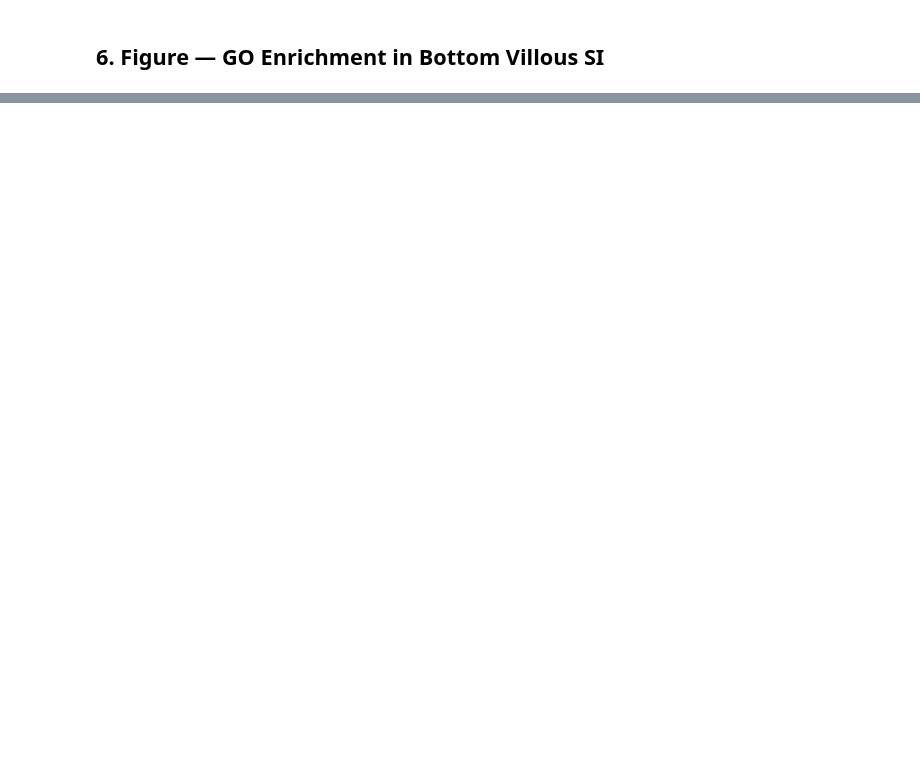
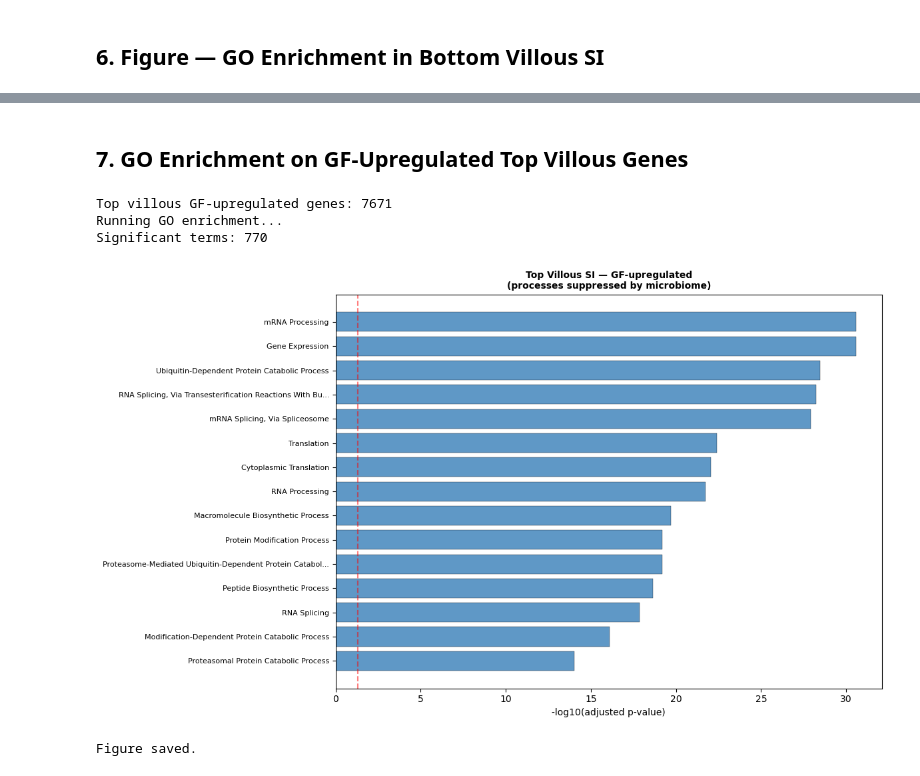
Before and after one commit to Fair0n/gut-transcriptomics-project, a Jupyter notebook: notebooks/05_microbiome_layer_interaction.ipynb, the cells around one changed output, grey strips where cells are left out. Cells and saved outputs as stored; diff of their text form; code cells hidden in the pictures; blank space fills up the shorter version.

```diff
--- a/notebooks/05_microbiome_layer_interaction.ipynb
+++ b/notebooks/05_microbiome_layer_interaction.ipynb
@@ -299,0 +350,56 @@ print("Figure saved.")
+# %% [markdown]
+## 7. GO Enrichment on GF-Upregulated Top Villous Genes
+# %%
+# Pool GF-upregulated top villous genes across all regions
+top_dfs = [
+    spf_gf_results[f"{r}_Top villous SI"]
+    for r in regions
+    if f"{r}_Top villous SI" in spf_gf_results
+]
+top_degs = pd.concat(top_dfs, ignore_index=True)
+
+# GF-upregulated = microbiome suppresses
+gf_up_top = top_degs[
+    top_degs['logfoldchanges'] < -0.25
+]['names'].unique().tolist()
+
+print(f"Top villous GF-upregulated genes: {len(gf_up_top)}")
+
+print("Running GO enrichment...")
+go_top_gf = gp.enrichr(
+    gene_list=gf_up_top,
+    gene_sets=['GO_Biological_Process_2023'],
+    organism='mouse',
+    outdir=None,
+    cutoff=0.05
+).results
+
+go_top_gf_sig = go_top_gf[
+    go_top_gf['Adjusted P-value'] < 0.05
+].sort_values('Adjusted P-value')
+
+print(f"Significant terms: {len(go_top_gf_sig)}")
+go_top_gf_sig.to_csv(
+    f"{TABLES_DIR}/go_top_villous_gf_upregulated.csv", index=False
+)
+# %% [output]
+Top villous GF-upregulated genes: 7671
+Running GO enrichment...
+Significant terms: 770
+# %%
+fig, ax = plt.subplots(figsize=(12, 7))
+
+plot_go_terms(
+    go_top_gf_sig,
+    'Top Villous SI — GF-upregulated\n(processes suppressed by microbiome)',
+    '#377eb8', ax, n_terms=15
+)
+
+plt.tight_layout()
+plt.savefig(f"{FIGURES_DIR}/05_go_top_villous_gf_up.png",
+            dpi=150, bbox_inches='tight')
+plt.show()
+print("Figure saved.")
+# %% [output]
+[figure, added]
+Figure saved.
```
Also changed, not shown: parts of 6 cells of this notebook.
